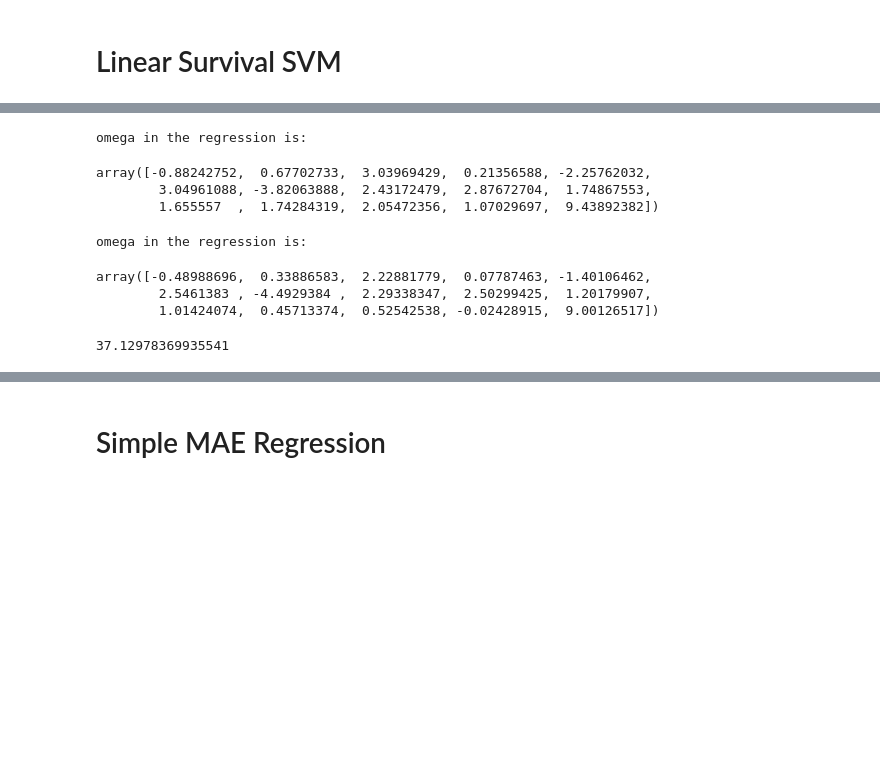
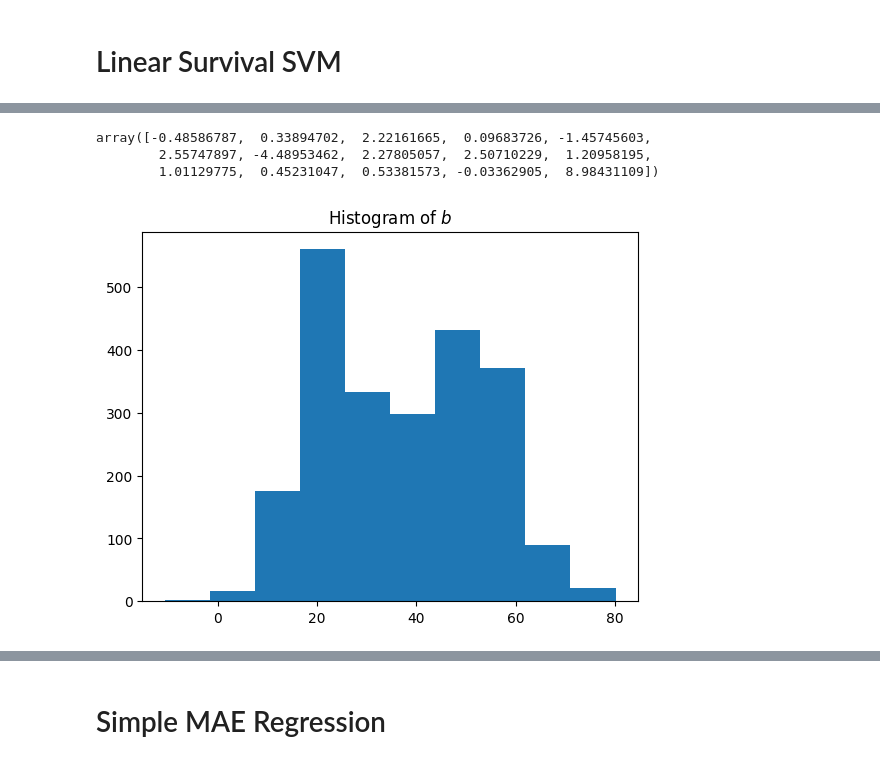
Before and after one commit to CharlieLeee/cvx_opt_projects, a Jupyter notebook: Project 1/skeleton_Python.ipynb, the cells around one changed output, grey strips where cells are left out. Drawn from its saved outputs; the diff is of its cells as text; code cells hidden in the pictures; blank space fills up the shorter version.

```diff
--- a/Project 1/skeleton_Python.ipynb
+++ b/Project 1/skeleton_Python.ipynb
@@ -229,47 +226,32 @@ for i in range(X_comp.shape[0]):
 X_comp_process = np.array(X_comp_process)
 X_comp_bar_process = np.array(X_comp_bar_process)
 alpha_process = np.array(alpha_process)
+# %%
+# Compute the weights without filtering the support vectors
+omega_1 = alpha @ (X_comp - X_comp_bar)
+omega_2 = (beta - Z@gamma) @ X_train
+omega = omega_1 + omega_2
+omega
+# %% [output]
+array([-0.48586787,  0.33894702,  2.22161665,  0.09683726, -1.45745603,
+        2.55747897, -4.48953462,  2.27805057,  2.50710229,  1.20958195,
+        1.01129775,  0.45231047,  0.53381573, -0.03362905,  8.98431109])
 # %%
+# # Compute the weights
+# Z_process = Z[:, idx][idx, :]
+# omega_1 = alpha_process @ (X_comp_process - X_comp_bar_process)
+# omega_2 = (beta[idx] - Z_process@gamma[idx]) @ (X_train[idx])
 # omega = omega_1 + omega_2
-# process beta and gamma and map value lower than tolerance to 0
-# for ind, val in enumerate(beta):
-#     if abs(val) < tolerance:
-#         beta[ind] = 0
-# for ind, val in enumerate(gamma):
-#     if abs(val) < tolerance:
-#         gamma[ind] = 0
-# omega_1 = alpha.dot(X_comp - X_comp_bar)
-Z_process = Z[:, idx][idx, :]
-omega_1 = alpha_process.dot(X_comp_process - X_comp_bar_process)
-omega_2 = (beta[idx] - Z_process@gamma[idx]).dot(X_train[idx])
-omega = omega_1 + omega_2
-print('omega in the regression is:')
-omega
+# print('omega in the regression is:')
+# omega
-# %% [output]
-omega in the regression is:
-array([-0.88242752,  0.67702733,  3.03969429,  0.21356588, -2.25762032,
-        3.04961088, -3.82063888,  2.43172479,  2.87672704,  1.74867553,
-        1.655557  ,  1.74284319,  2.05472356,  1.07029697,  9.43892382])
-# %%
-omega_1 = alpha.dot(X_comp - X_comp_bar)
-omega_2 = (beta - Z@gamma).dot(X_train)
-omega = omega_1 + omega_2
-print('omega in the regression is:')
-omega
-# %% [output]
-omega in the regression is:
-array([-0.48988696,  0.33886583,  2.22881779,  0.07787463, -1.40106462,
-        2.5461383 , -4.4929384 ,  2.29338347,  2.50299425,  1.20179907,
-        1.01424074,  0.45713374,  0.52542538, -0.02428915,  9.00126517])
 # %%
 ### YOUR CODE HERE
-b = (y_train[idx] - X_train[idx] @ omega).mean()
+# Compute the intercept based on support vectors
+b = (y_train[idx] - X_train[idx] @ omega)
+plt.hist(b)
+plt.title('Histogram of $b$')
+b = np.mean(b)
 prediction = b + X_train @ omega
-### FIND THE PREDICTION ON THE TRAINING SET
+# %% [output]
+[figure, added]
-# %%
-# unique, counts = np.unique(b, return_counts=True)
-# unique, counts
-b
-# %% [output]
-37.12978369935541
 # %%
```
Also changed, not shown: parts of 20 cells of this notebook.
